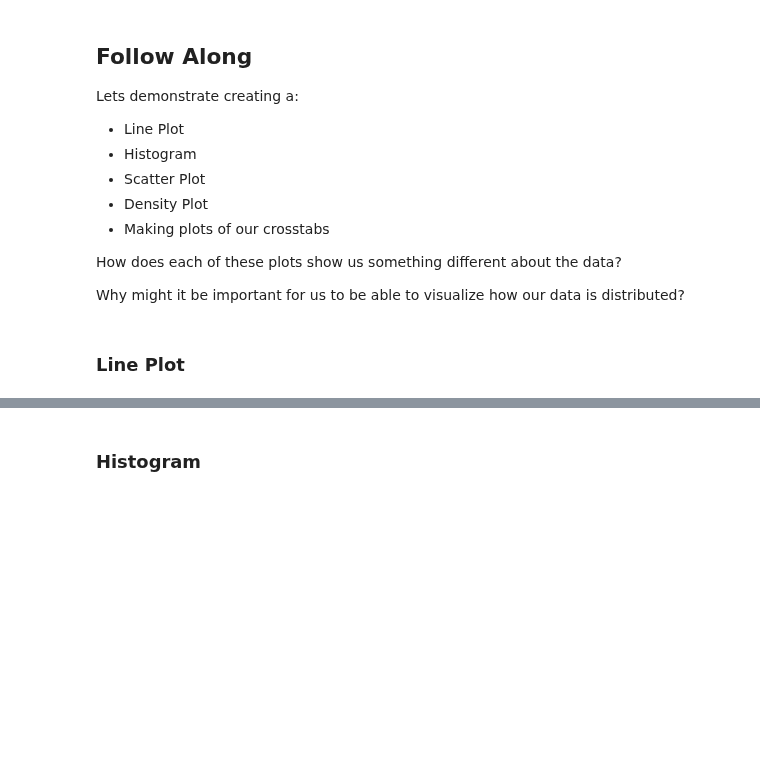
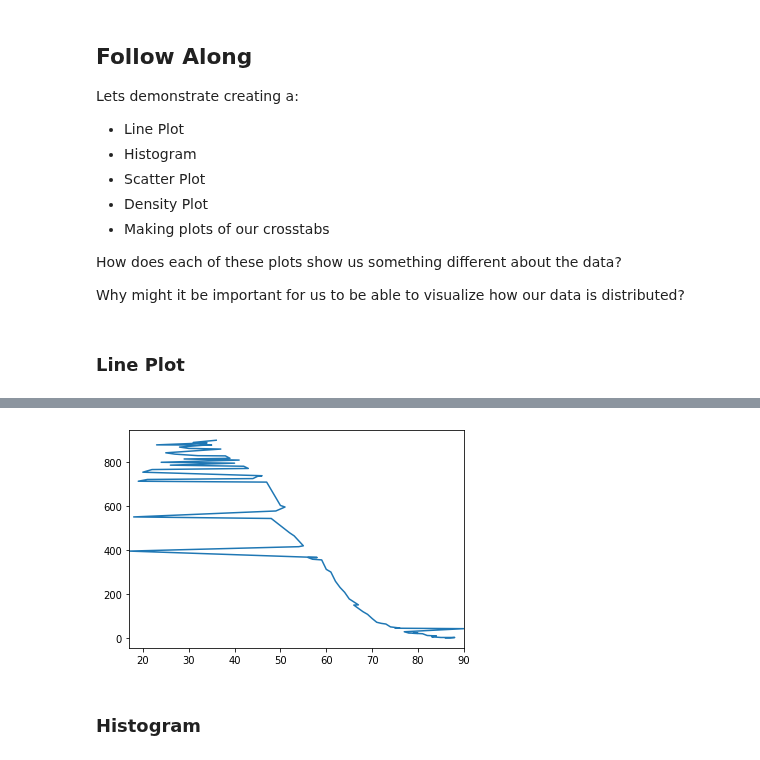
Before and after one commit to bloominstituteoftechnology/DS-Unit-1-Sprint-1-Data-Wrangling-and-Storytelling, a Jupyter notebook: module1-exploratory-data-analysis/LS_DS_111_Exploratory_Data_Analysis.ipynb, the cells around one changed output, grey strips where cells are left out. Saved outputs shown, nothing was run; the diff lists cells and outputs as text; code cells hidden in the pictures; blank space fills up the shorter version.

```diff
--- a/module1-exploratory-data-analysis/LS_DS_111_Exploratory_Data_Analysis.ipynb
+++ b/module1-exploratory-data-analysis/LS_DS_111_Exploratory_Data_Analysis.ipynb
@@ -234,2 +463,7 @@ Why might it be important for us to be able to visualize how our data is distrib
+# %%
+# connecting the dots
+df['age'].value_counts().plot();
+# %% [output]
+[figure, added]
 # %% [markdown]
 ### Histogram
```
Also changed, not shown: parts of 31 cells of this notebook.
